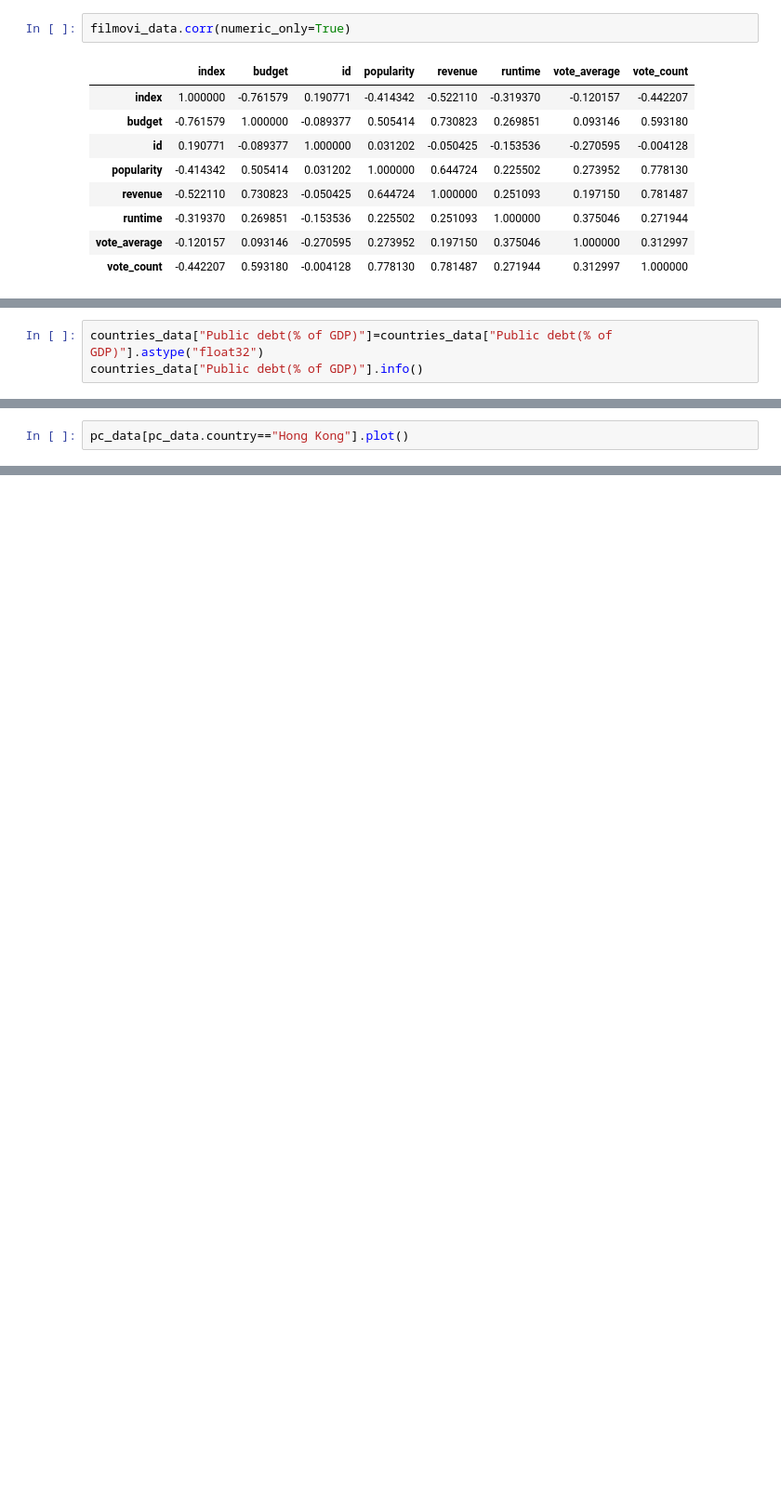
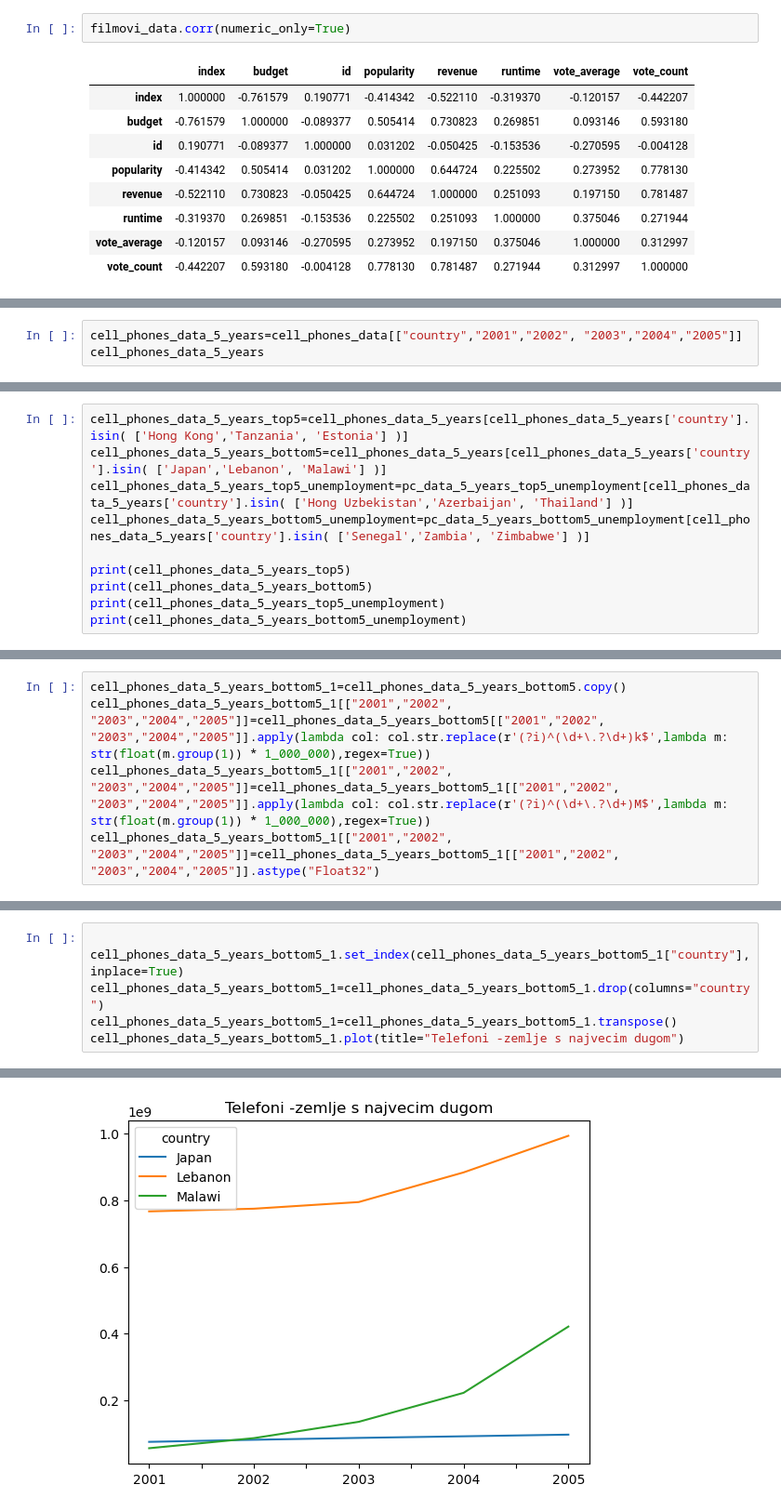
Before and after one commit to nparadina/AlgebraDS, a Jupyter notebook: vjezbanje_prezentacije.ipynb, the cells around one changed output, grey strips where cells are left out. Shown at 93% size. Drawn from its saved outputs; the diff is of its cells as text; blank space fills up the shorter version.

```diff
--- a/vjezbanje_prezentacije.ipynb
+++ b/vjezbanje_prezentacije.ipynb
@@ -78,0 +220,3 @@ NameError: name 'country' is not defined
+# %%
+cell_phones_data_5_years=cell_phones_data[["country","2001","2002", "2003","2004","2005"]]
+cell_phones_data_5_years
@@ -79,4 +312,11 @@ NameError: name 'country' is not defined
 # %%
-countries_data["Public debt(% of GDP)"]=countries_data["Public debt(% of GDP)"].astype("float32")
-countries_data["Public debt(% of GDP)"].info()
+cell_phones_data_5_years_top5=cell_phones_data_5_years[cell_phones_data_5_years['country'].isin( ['Hong Kong','Tanzania', 'Estonia'] )]
+cell_phones_data_5_years_bottom5=cell_phones_data_5_years[cell_phones_data_5_years['country'].isin( ['Japan','Lebanon', 'Malawi'] )]
+cell_phones_data_5_years_top5_unemployment=pc_data_5_years_top5_unemployment[cell_phones_data_5_years['country'].isin( ['Hong Uzbekistan','Azerbaijan', 'Thailand'] )]
+cell_phones_data_5_years_bottom5_unemployment=pc_data_5_years_bottom5_unemployment[cell_phones_data_5_years['country'].isin( ['Senegal','Zambia', 'Zimbabwe'] )]
+
+print(cell_phones_data_5_years_top5)
+print(cell_phones_data_5_years_bottom5)
+print(cell_phones_data_5_years_top5_unemployment)
+print(cell_phones_data_5_years_bottom5_unemployment)
 # %% [output]
@@ -110,2 +341,5 @@ countries_data.sort_values(by=["Public debt(% of GDP)"])
 # %%
-pc_data[pc_data.country=="Hong Kong"].plot()
+cell_phones_data_5_years_bottom5_1=cell_phones_data_5_years_bottom5.copy()
+cell_phones_data_5_years_bottom5_1[["2001","2002", "2003","2004","2005"]]=cell_phones_data_5_years_bottom5[["2001","2002", "2003","2004","2005"]].apply(lambda col: col.str.replace(r'(?i)^(\d+\.?\d+)k$',lambda m: str(float(m.group(1)) * 1_000_000),regex=True))
+cell_phones_data_5_years_bottom5_1[["2001","2002", "2003","2004","2005"]]=cell_phones_data_5_years_bottom5_1[["2001","2002", "2003","2004","2005"]].apply(lambda col: col.str.replace(r'(?i)^(\d+\.?\d+)M$',lambda m: str(float(m.group(1)) * 1_000_000),regex=True))
+cell_phones_data_5_years_bottom5_1[["2001","2002", "2003","2004","2005"]]=cell_phones_data_5_years_bottom5_1[["2001","2002", "2003","2004","2005"]].astype("Float32")
@@ -113,0 +348,7 @@ TypeError: no numeric data to plot
+# %%
+
+cell_phones_data_5_years_bottom5_1.set_index(cell_phones_data_5_years_bottom5_1["country"], inplace=True)
+cell_phones_data_5_years_bottom5_1=cell_phones_data_5_years_bottom5_1.drop(columns="country")
+cell_phones_data_5_years_bottom5_1=cell_phones_data_5_years_bottom5_1.transpose()
+cell_phones_data_5_years_bottom5_1.plot(title="Telefoni -zemlje s najvecim dugom")
+# %% [output]
@@ -113,0 +356 @@ TypeError: no numeric data to plot
+[figure, added]
```
Also changed, not shown: parts of 44 cells of this notebook, 1 other file.
